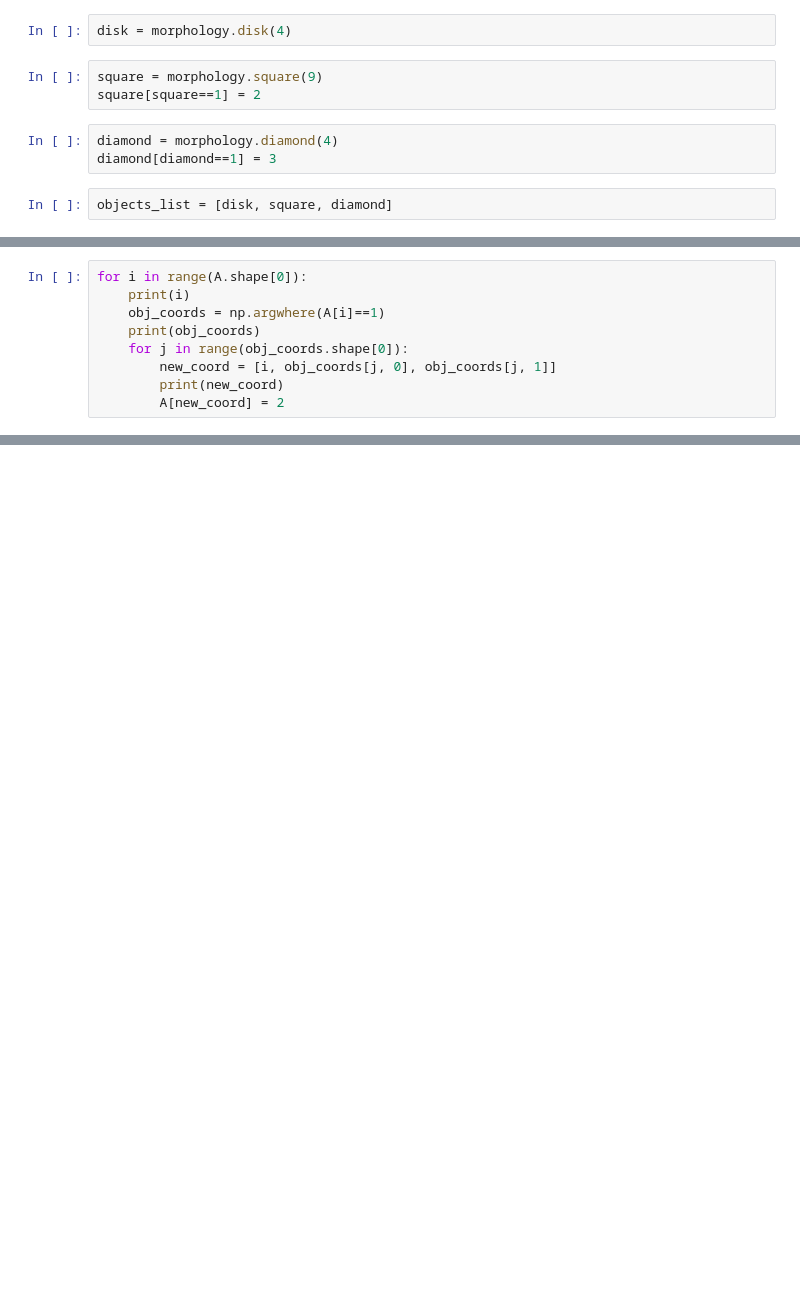
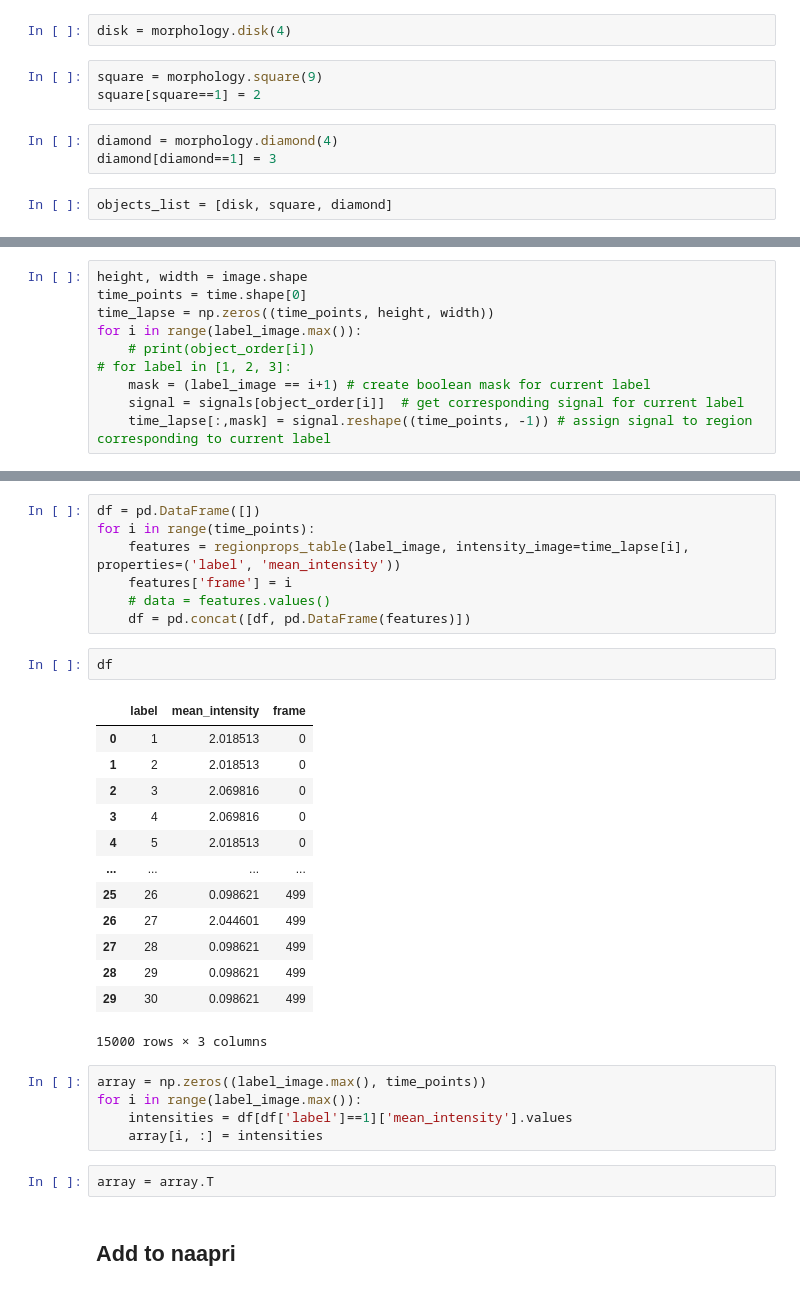
Before and after one commit to zoccoler/napari-matplotlib, a Jupyter notebook: examples/synthetic_example.ipynb, the cells around one changed output, grey strips where cells are left out. Cells and saved outputs as stored; diff of their text form; blank space fills up the shorter version.

```diff
--- a/examples/synthetic_example.ipynb
+++ b/examples/synthetic_example.ipynb
@@ -84,9 +54,0 @@ array([[[1, 1, 1],
-# %%
-for i in range(A.shape[0]):
-    print(i)
-    obj_coords = np.argwhere(A[i]==1)
-    print(obj_coords)
-    for j in range(obj_coords.shape[0]):
-        new_coord = [i, obj_coords[j, 0], obj_coords[j, 1]]
-        print(new_coord)
-        A[new_coord] = 2
@@ -152,0 +64,10 @@ WARNING: QWindowsWindow::setGeometry: Unable to set geometry 3840x2109-225+174 (
+# %%
+height, width = image.shape
+time_points = time.shape[0]
+time_lapse = np.zeros((time_points, height, width))
+for i in range(label_image.max()):
+    # print(object_order[i])
+# for label in [1, 2, 3]:
+    mask = (label_image == i+1) # create boolean mask for current label
+    signal = signals[object_order[i]]  # get corresponding signal for current label
+    time_lapse[:,mask] = signal.reshape((time_points, -1)) # assign signal to region corresponding to current label
@@ -152,0 +76,32 @@ WARNING: QWindowsWindow::setGeometry: Unable to set geometry 3840x2109-225+174 (
+# %%
+df = pd.DataFrame([])
+for i in range(time_points):
+    features = regionprops_table(label_image, intensity_image=time_lapse[i], properties=('label', 'mean_intensity'))
+    features['frame'] = i
+    # data = features.values()
+    df = pd.concat([df, pd.DataFrame(features)])
+# %%
+df
+# %% [output]
+|  | label | mean_intensity | frame |
+| 0 | 1 | 2.018513 | 0 |
+| 1 | 2 | 2.018513 | 0 |
+| 2 | 3 | 2.069816 | 0 |
+| 3 | 4 | 2.069816 | 0 |
+| 4 | 5 | 2.018513 | 0 |
+| ... | ... | ... | ... |
+| 25 | 26 | 0.098621 | 499 |
+| 26 | 27 | 2.044601 | 499 |
+| 27 | 28 | 0.098621 | 499 |
+| 28 | 29 | 0.098621 | 499 |
+| 29 | 30 | 0.098621 | 499 |
+15000 rows × 3 columns
+# %%
+array = np.zeros((label_image.max(), time_points))
+for i in range(label_image.max()):
+    intensities = df[df['label']==1]['mean_intensity'].values
+    array[i, :] = intensities
+# %%
+array = array.T
+# %% [markdown]
+## Add to naapri
```
Also changed, not shown: parts of 23 cells of this notebook, 1 other file.
